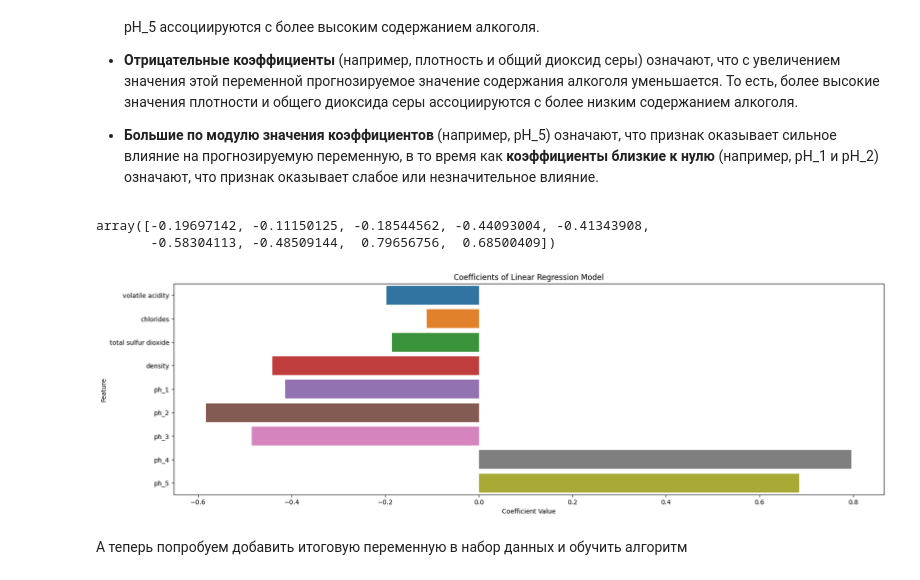
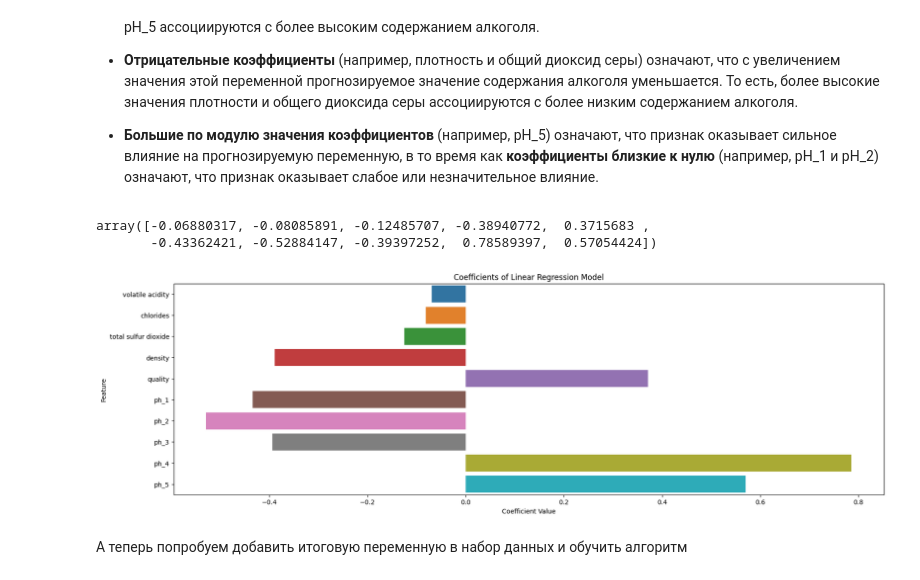
Before and after one commit to Letch49/ML_vvsu_2024, a Jupyter notebook: lab5/Практика_5_(регрессия).ipynb, the cells around one changed output. Saved outputs shown, nothing was run; the diff lists cells and outputs as text; code cells hidden in the pictures.

```diff
--- a/lab5/Практика_5_(регрессия).ipynb
+++ b/lab5/Практика_5_(регрессия).ipynb
@@ -215,7 +216,7 @@ Name: alcohol, dtype: float64
 plt.figure(figsize=(15, 20))
 
 # Создание диаграмм рассеивания для каждой числовой переменной относительно алкоголя
-for i, column in enumerate(num_columns[:-1], 1):  # Исключаем 'alcohol' из цикла
+for i, column in enumerate(num_columns, 1):  # Исключаем 'alcohol' из цикла
     plt.subplot(4, 3, i)
     sns.scatterplot(data=df, x='alcohol', y=column)
     plt.title(f'Alcohol vs {column}')
@@ -348,7 +344,7 @@ from sklearn.preprocessing import StandardScaler
 
 def transform_dataframe(df):
     # Проверка на наличие необходимых столбцов
-    required_columns = ['volatile acidity', 'chlorides', 'total sulfur dioxide', 'density', 'ph_bins']
+    required_columns = ['volatile acidity', 'chlorides', 'total sulfur dioxide', 'density', 'quality', 'ph_bins']
     if not all(column in df.columns for column in required_columns):
         raise ValueError("DataFrame must contain the required columns.")
 
@@ -368,6 +364,6 @@ def transform_dataframe(df):
 
     return df_transformed
 
-df_research = transform_dataframe(df[['volatile acidity', 'chlorides', 'total sulfur dioxide', 'density', 'ph_bins']])
+df_research = transform_dataframe(df[['volatile acidity', 'chlorides', 'total sulfur dioxide', 'density', 'quality', 'ph_bins']])
 pd.concat([df_research, df['alcohol'], ], axis=1)
 # %% [output]
@@ -460,24 +456,24 @@ array([-0.19697142, -0.11150125, -0.18544562, -0.44093004, -0.41343908,
 # %%
 model.coef_
 # %% [output]
-array([-0.19697142, -0.11150125, -0.18544562, -0.44093004, -0.41343908,
-       -0.58304113, -0.48509144,  0.79656756,  0.68500409])
+array([-0.06880317, -0.08085891, -0.12485707, -0.38940772,  0.3715683 ,
+       -0.43362421, -0.52884147, -0.39397252,  0.78589397,  0.57054424])
 # %%
 # Получение коэффициентов линейной регрессии
 coefficients = model.coef_
 
 # Названия признаков
-feature_names = ['volatile acidity', 'chlorides', 'total sulfur dioxide', 'density', 'ph_1', 'ph_2', 'ph_3', 'ph_4', 'ph_5']
+feature_names = ['volatile acidity', 'chlorides', 'total sulfur dioxide', 'density', 'quality', 'ph_1', 'ph_2', 'ph_3', 'ph_4', 'ph_5']
 
 # Визуализация коэффициентов
 plt.figure(figsize=(20, 6))
 sns.barplot(x=coefficients, y=feature_names)
 plt.title('Coefficients of Linear Regression Model')
 plt.xlabel('Coefficient Value')
 plt.ylabel('Feature')
 plt.show()
 # %% [output]
-[figure, old version]
+[figure, new version]
 # %% [markdown]
 А теперь попробуем добавить итоговую переменную в набор данных и обучить алгоритм
 # %%
```
Also changed, not shown: parts of 22 cells of this notebook.
